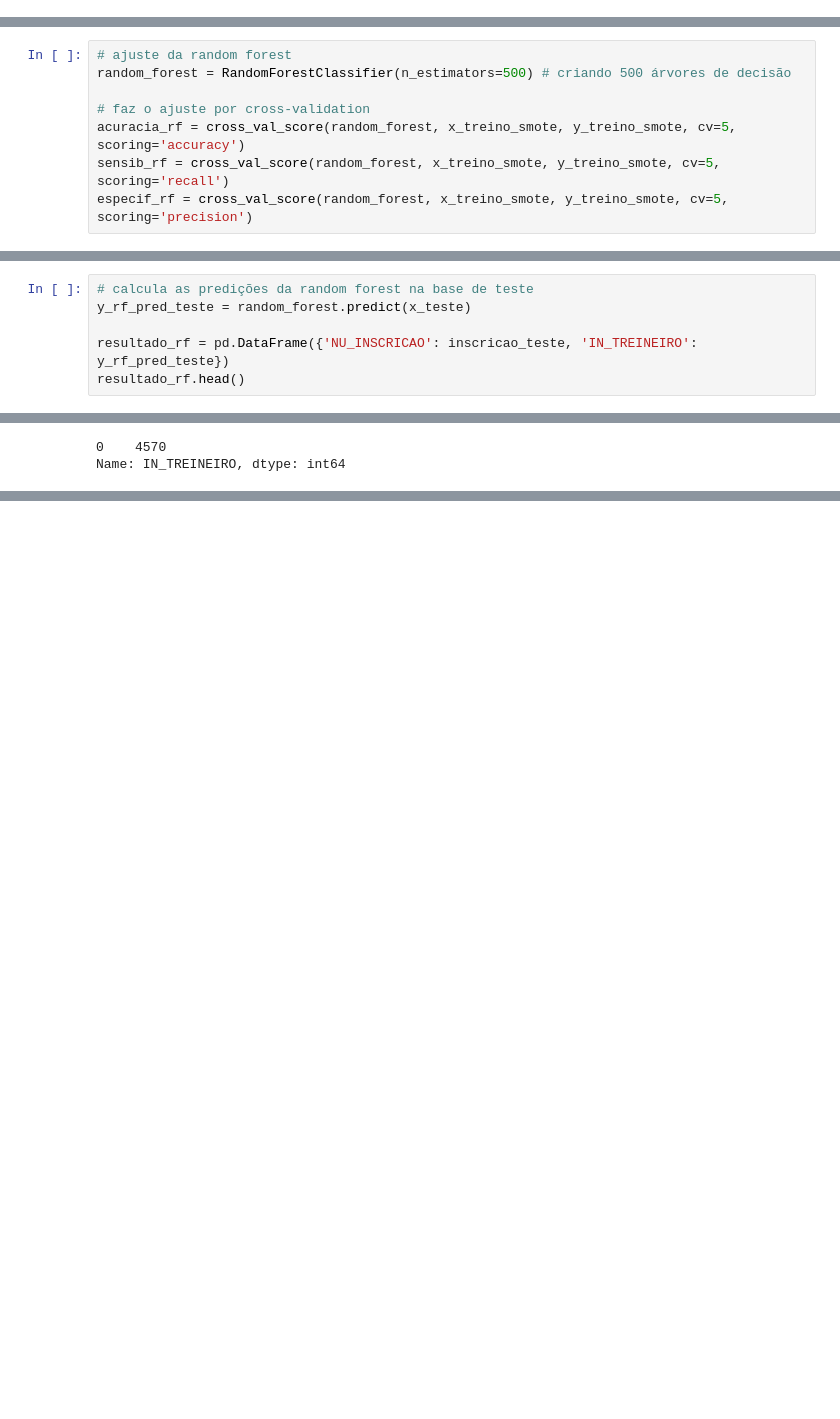
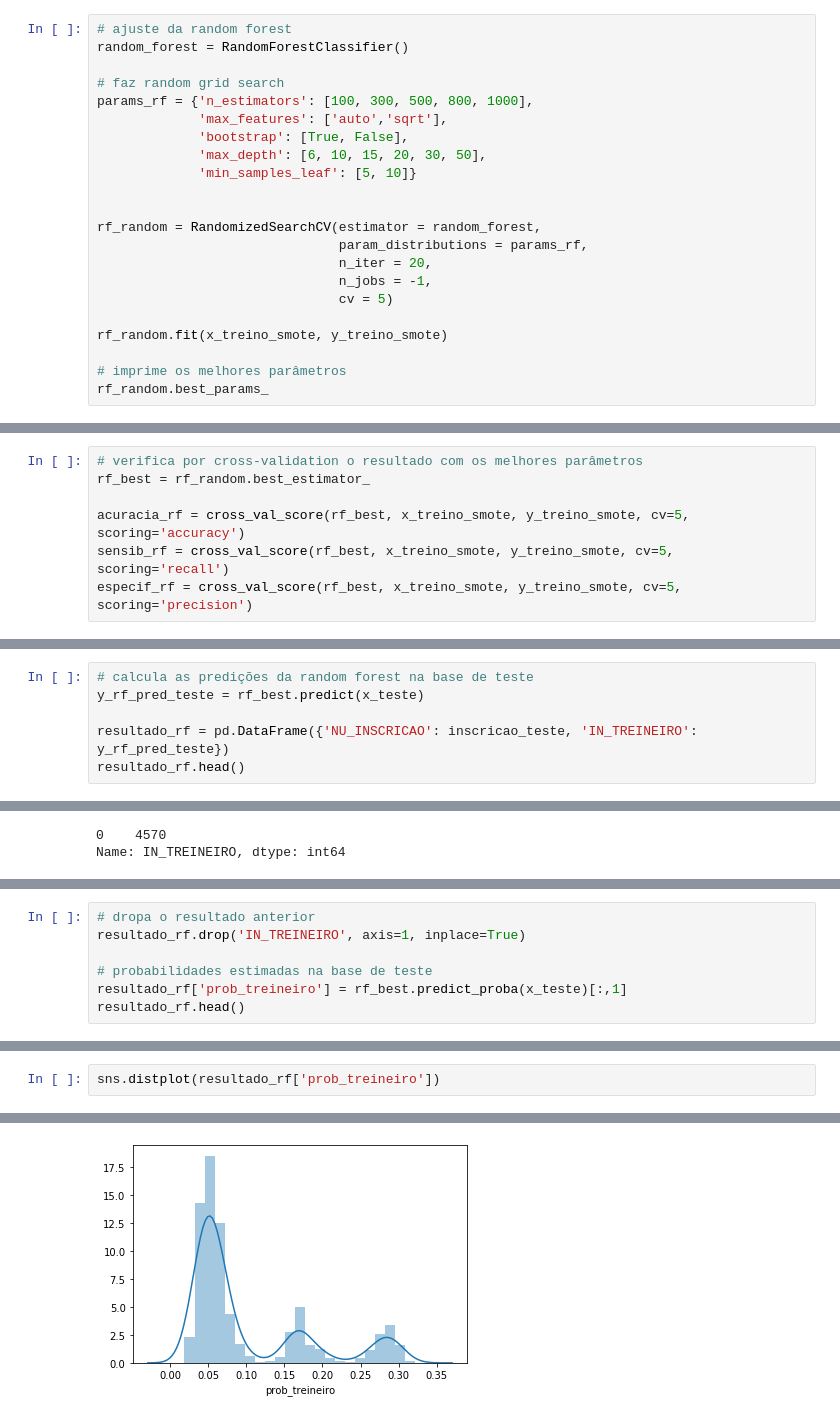
Before and after one commit to jessicalfr/acelera_data_science_codenation, a Jupyter notebook: semana_9/desafio_semana_9/desafio_9_classificacao.ipynb, the cells around one changed output, grey strips where cells are left out. Cells and saved outputs as stored; diff of their text form; blank space fills up the shorter version.

Commit message:
ajuste do ponto de corte e melhoria do resultado

```diff
--- a/semana_9/desafio_semana_9/desafio_9_classificacao.ipynb
+++ b/semana_9/desafio_semana_9/desafio_9_classificacao.ipynb
@@ -393,0 +394,22 @@ Será feita também uma tentativa de *Random Forest*, que é um algoritmo mais r
+# %%
+# ajuste da random forest
+random_forest = RandomForestClassifier()
+
+# faz random grid search
+params_rf = {'n_estimators': [100, 300, 500, 800, 1000],
+             'max_features': ['auto','sqrt'],
+             'bootstrap': [True, False],
+             'max_depth': [6, 10, 15, 20, 30, 50],
+             'min_samples_leaf': [5, 10]}
+
+
+rf_random = RandomizedSearchCV(estimator = random_forest,
+                               param_distributions = params_rf,
+                               n_iter = 20,
+                               n_jobs = -1,
+                               cv = 5)
+
+rf_random.fit(x_treino_smote, y_treino_smote)
+
+# imprime os melhores parâmetros
+rf_random.best_params_
@@ -394,11 +422,10 @@ Será feita também uma tentativa de *Random Forest*, que é um algoritmo mais r
 # %%
-# ajuste da random forest
-random_forest = RandomForestClassifier(n_estimators=500) # criando 500 árvores de decisão
+# verifica por cross-validation o resultado com os melhores parâmetros
+rf_best = rf_random.best_estimator_
 
-# faz o ajuste por cross-validation
-acuracia_rf = cross_val_score(random_forest, x_treino_smote, y_treino_smote, cv=5, scoring='accuracy')
-sensib_rf = cross_val_score(random_forest, x_treino_smote, y_treino_smote, cv=5, scoring='recall')
-especif_rf = cross_val_score(random_forest, x_treino_smote, y_treino_smote, cv=5, scoring='precision')
+acuracia_rf = cross_val_score(rf_best, x_treino_smote, y_treino_smote, cv=5, scoring='accuracy')
+sensib_rf = cross_val_score(rf_best, x_treino_smote, y_treino_smote, cv=5, scoring='recall')
+especif_rf = cross_val_score(rf_best, x_treino_smote, y_treino_smote, cv=5, scoring='precision')
 # %%
 # imprime a média das estimativas por cross-validation
 print('Acurácia da random forest: ', acuracia_rf.mean())
@@ -466,6 +444,6 @@ Aqui serão calculadas as predições para os modelos *random forest* e GBM, que
 # %%
 # calcula as predições da random forest na base de teste
-y_rf_pred_teste = random_forest.predict(x_teste)
+y_rf_pred_teste = rf_best.predict(x_teste)
 
 resultado_rf = pd.DataFrame({'NU_INSCRICAO': inscricao_teste, 'IN_TREINEIRO': y_rf_pred_teste})
 resultado_rf.head()
@@ -499,0 +467,7 @@ resultado_gbm.head()
+# %%
+# dropa o resultado anterior
+resultado_rf.drop('IN_TREINEIRO', axis=1, inplace=True)
+
+# probabilidades estimadas na base de teste
+resultado_rf['prob_treineiro'] = rf_best.predict_proba(x_teste)[:,1]
+resultado_rf.head()
@@ -499,0 +483,3 @@ resultado_gbm.head()
+# %%
+sns.distplot(resultado_rf['prob_treineiro'])
+# %% [output]
@@ -499,0 +487 @@ resultado_gbm.head()
+[figure, added]
```
Also changed, not shown: parts of 31 cells of this notebook, 1 other file.
